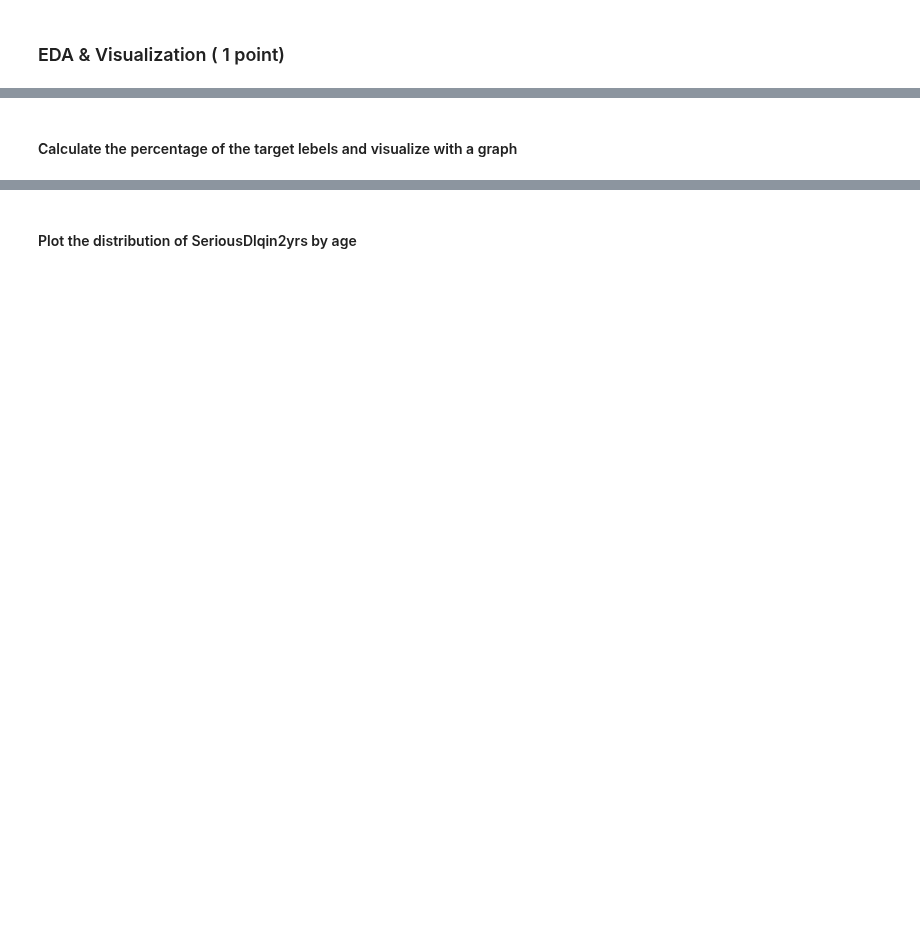
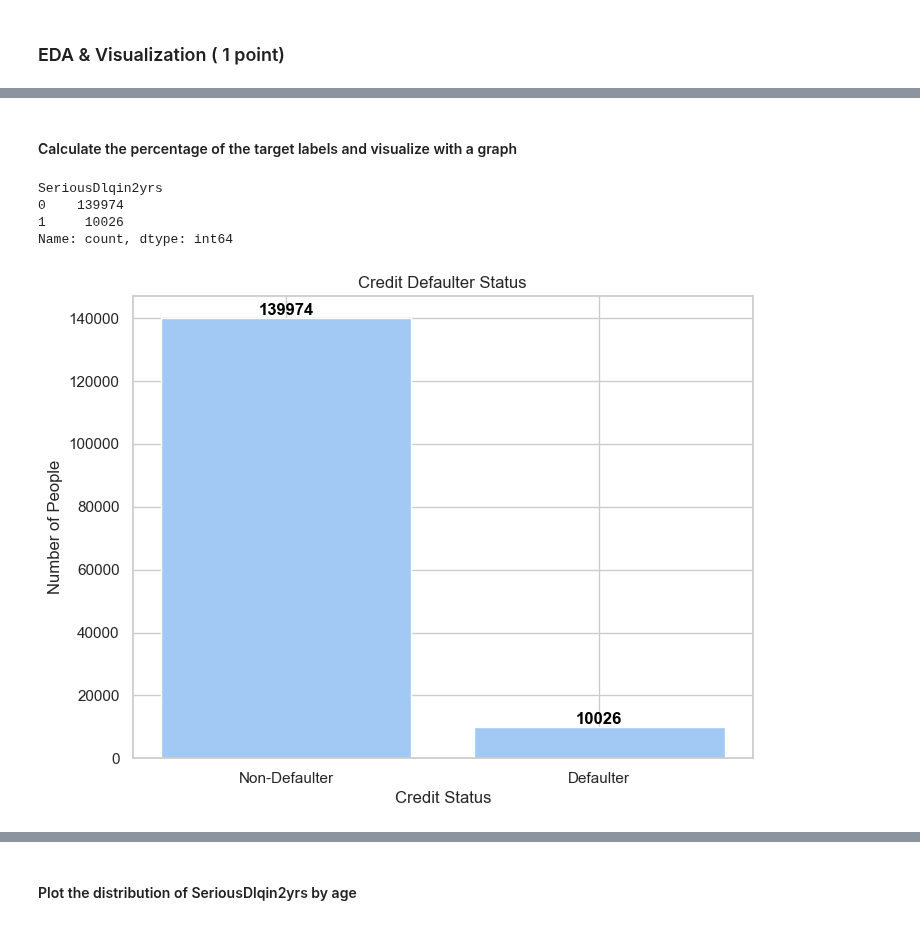
Before and after one commit to rajiv-ranjan/cds-mini-projects, a Jupyter notebook: m2/mini-project-2/project/M3_NB_MiniProject_2_Credit_risk_modelling_Logistic_Regression.ipynb, the cells around one changed output, grey strips where cells are left out. Saved outputs shown, nothing was run; the diff lists cells and outputs as text; code cells hidden in the pictures; blank space fills up the shorter version.

```diff
--- a/m2/mini-project-2/project/M3_NB_MiniProject_2_Credit_risk_modelling_Logistic_Regression.ipynb
+++ b/m2/mini-project-2/project/M3_NB_MiniProject_2_Credit_risk_modelling_Logistic_Regression.ipynb
@@ -94,3 +96,5 @@ from xverse.transformer import MonotonicBinning, WOE
 ### Load the dataset
 # %%
 # YOUR CODE HERE
+df = pd.read_csv("GiveMeSomeCredit.csv")
+df.head()
@@ -104,6 +148,7 @@ from xverse.transformer import MonotonicBinning, WOE
 #### Remove unwanted columns
 # %%
 # YOUR CODE HERE
+df.drop("Unnamed: 0", axis=1, inplace=True)
 # %% [markdown]
 #### Handle the missing data
 
@@ -112,0 +172,5 @@ Find the how many null values in the dataset and fill with mean or remove.
+# %%
+df["MonthlyIncome"] = df["MonthlyIncome"].fillna(df["MonthlyIncome"].median())
+df["NumberOfDependents"] = df["NumberOfDependents"].fillna(
+    df["NumberOfDependents"].median()
+)
@@ -115,4 +200,53 @@ Find the how many null values in the dataset and fill with mean or remove.
 # %% [markdown]
-#### Calculate the percentage of the target lebels and visualize with a graph
+#### Calculate the percentage of the target labels and visualize with a graph
+# %%
+sns.set_theme(style="whitegrid", palette="pastel")
 # %%
 # YOUR CODE HERE
+target_value_count = df["SeriousDlqin2yrs"].value_counts()
+print(target_value_count)
+
+# target_value_count.plot(kind="bar")
+non_defaulter, defaulter = target_value_count[0], target_value_count[1]
+y = np.array([non_defaulter, defaulter])
+y_percent = np.round(y / y.sum() * 100, 2)
+x = np.array(["Non-Defaulter", "Defaulter"])
+
+plt.figure(figsize=(8, 6))
+plt.bar(x, y)
+plt.text(
+    0,
+    non_defaulter,
+    non_defaulter,
+    # f"{(non_defaulter / (non_defaulter + defaulter)) * 100:.3f}%",
+    fontdict={
+        "fontsize": 12,
+        "fontweight": "bold",
+        "color": "black",
+        "ha": "center",
+        "va": "bottom",
+    },
+)
+plt.text(
+    1,
+    defaulter,
+    defaulter,
+    # f"{(defaulter / (non_defaulter + defaulter)) * 100:.3f}%",
+    fontdict={
+        "fontsize": 12,
+        "fontweight": "bold",
+        "color": "black",
+        "ha": "center",
+        "va": "bottom",
+    },
+)
+plt.xlabel("Credit Status")
+plt.ylabel("Number of People")
+plt.title("Credit Defaulter Status")
+plt.show()
+# %% [output]
+SeriousDlqin2yrs
+0    139974
+1     10026
+Name: count, dtype: int64
+[figure, added]
```
Also changed, not shown: parts of 19 cells of this notebook, 3 other files.
